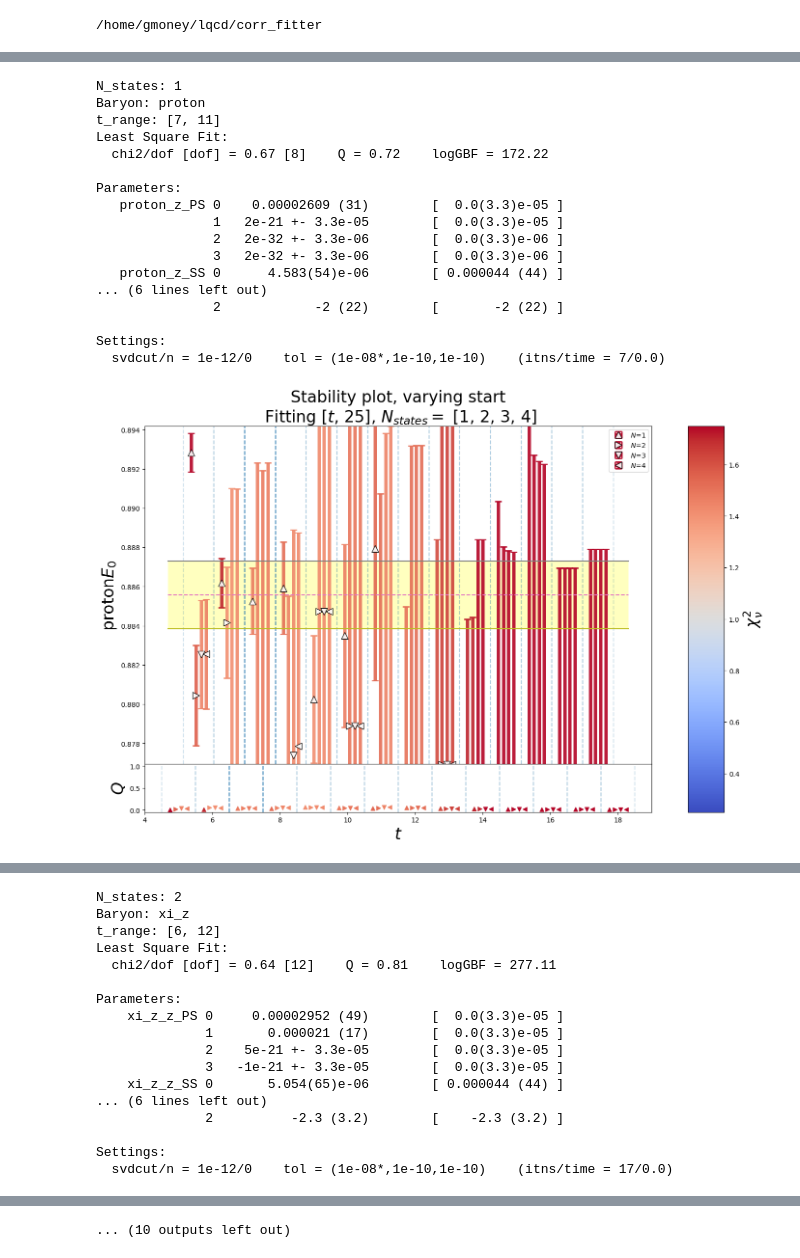
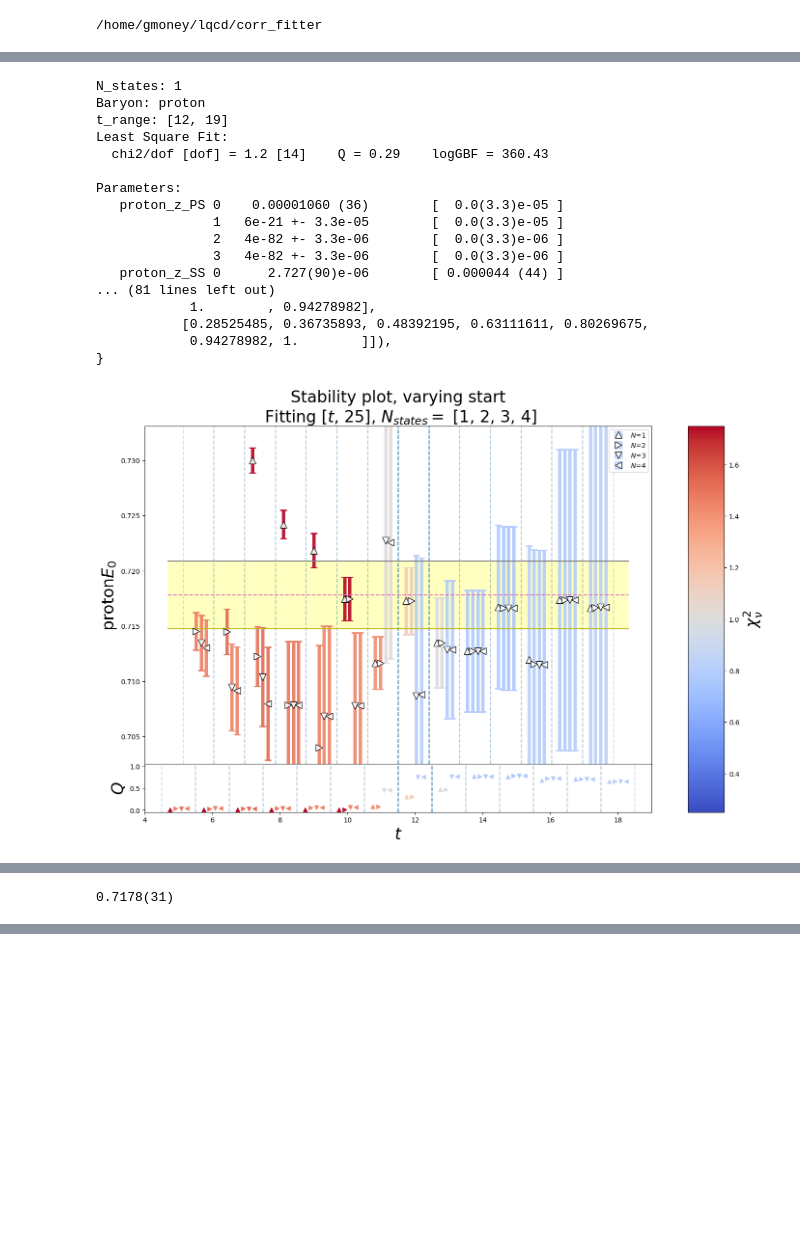
Before and after one commit to gdbrad/corr_fitter, a Jupyter notebook: notebooks/hyperon_fits.ipynb, the cells around one changed output, grey strips where cells are left out. Drawn from its saved outputs; the diff is of its cells as text; code cells hidden in the pictures; blank space fills up the shorter version.

Commit message:
fix source correlations, add bs routine , clean up load data module

```diff
--- a/notebooks/hyperon_fits.ipynb
+++ b/notebooks/hyperon_fits.ipynb
@@ -43,26 +70,29 @@ else:
 bs_data_file = os.path.join(data_dir, "hyperon_bs_data.h5")
 # %%
 importlib.reload(fa)
+import gvar as gv
 # importlib.reload(fitter)
-abbr = 'a15m400'
+abbr = 'a12m400'
+# pprint.pprint(gv.dataset.avg_data(raw))
 # fa.perform_fit_analysis(input_dir,data_file,abbr,all=False,baryon='sigma_p')
-fa.perform_fit_analysis(input_dir,data_file,abbr,all=True)
+fa.perform_fit_analysis(input_dir,data_file,abbr,all=True,show_plots=True,baryon='proton',
+                     bs=False,bs_N=1000,seed='a12m400')
 # %% [output]
 N_states: 1
 Baryon: proton
-t_range: [7, 11]
+t_range: [12, 19]
 Least Square Fit:
-  chi2/dof [dof] = 0.67 [8]    Q = 0.72    logGBF = 172.22
+  chi2/dof [dof] = 1.2 [14]    Q = 0.29    logGBF = 360.43
 
 Parameters:
-   proton_z_PS 0    0.00002609 (31)        [  0.0(3.3)e-05 ]
-               1   2e-21 +- 3.3e-05        [  0.0(3.3)e-05 ]
-               2   2e-32 +- 3.3e-06        [  0.0(3.3)e-06 ]
-               3   2e-32 +- 3.3e-06        [  0.0(3.3)e-06 ]
-   proton_z_SS 0      4.583(54)e-06        [ 0.000044 (44) ]
-... (6 lines left out)
-               2            -2 (22)        [       -2 (22) ]
-
-Settings:
-  svdcut/n = 1e-12/0    tol = (1e-08*,1e-10,1e-10)    (itns/time = 7/0.0)
+   proton_z_PS 0    0.00001060 (36)        [  0.0(3.3)e-05 ]
+               1   6e-21 +- 3.3e-05        [  0.0(3.3)e-05 ]
+               2   4e-82 +- 3.3e-06        [  0.0(3.3)e-06 ]
+               3   4e-82 +- 3.3e-06        [  0.0(3.3)e-06 ]
+   proton_z_SS 0      2.727(90)e-06        [ 0.000044 (44) ]
+... (81 lines left out)
+            1.        , 0.94278982],
+           [0.28525485, 0.36735893, 0.48392195, 0.63111611, 0.80269675,
+            0.94278982, 1.        ]]),
+}
-[figure, old version]
+[figure, new version]
@@ -70,17 +100 @@ Settings:
-N_states: 2
-Baryon: xi_z
-t_range: [6, 12]
-Least Square Fit:
-  chi2/dof [dof] = 0.64 [12]    Q = 0.81    logGBF = 277.11
-
-Parameters:
-    xi_z_z_PS 0     0.00002952 (49)        [  0.0(3.3)e-05 ]
-              1       0.000021 (17)        [  0.0(3.3)e-05 ]
-              2    5e-21 +- 3.3e-05        [  0.0(3.3)e-05 ]
-              3   -1e-21 +- 3.3e-05        [  0.0(3.3)e-05 ]
-    xi_z_z_SS 0       5.054(65)e-06        [ 0.000044 (44) ]
-... (6 lines left out)
-              2          -2.3 (3.2)        [    -2.3 (3.2) ]
-
-Settings:
-  svdcut/n = 1e-12/0    tol = (1e-08*,1e-10,1e-10)    (itns/time = 17/0.0)
+0.7178(31)
@@ -127 +100,0 @@ Settings:
-... (10 outputs left out)
```
Also changed, not shown: parts of 3 cells of this notebook, 6 other files.
